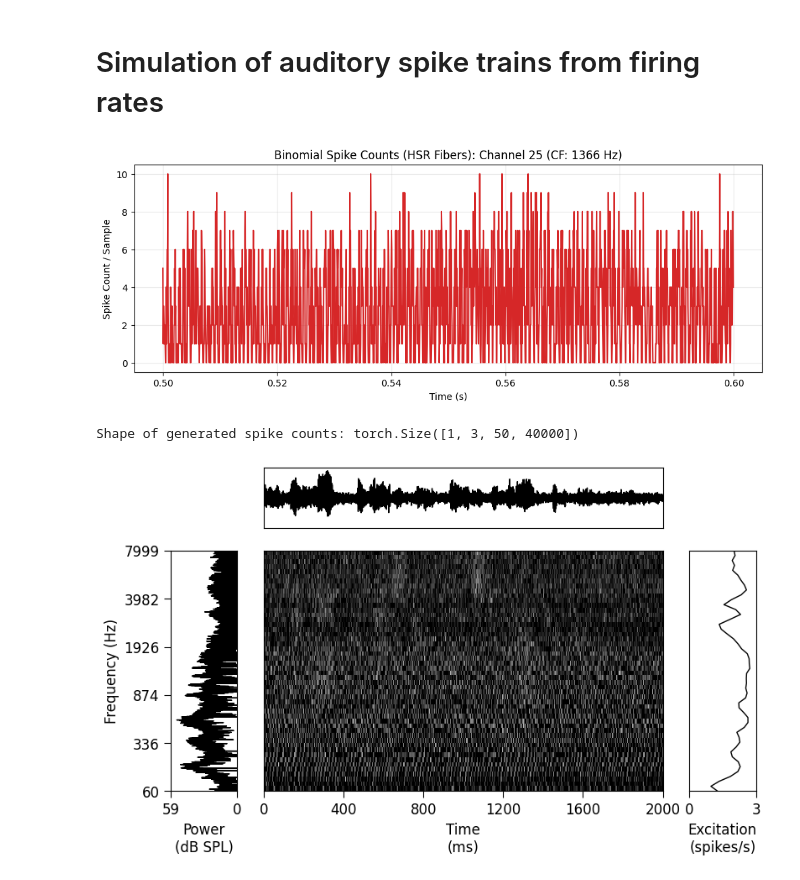
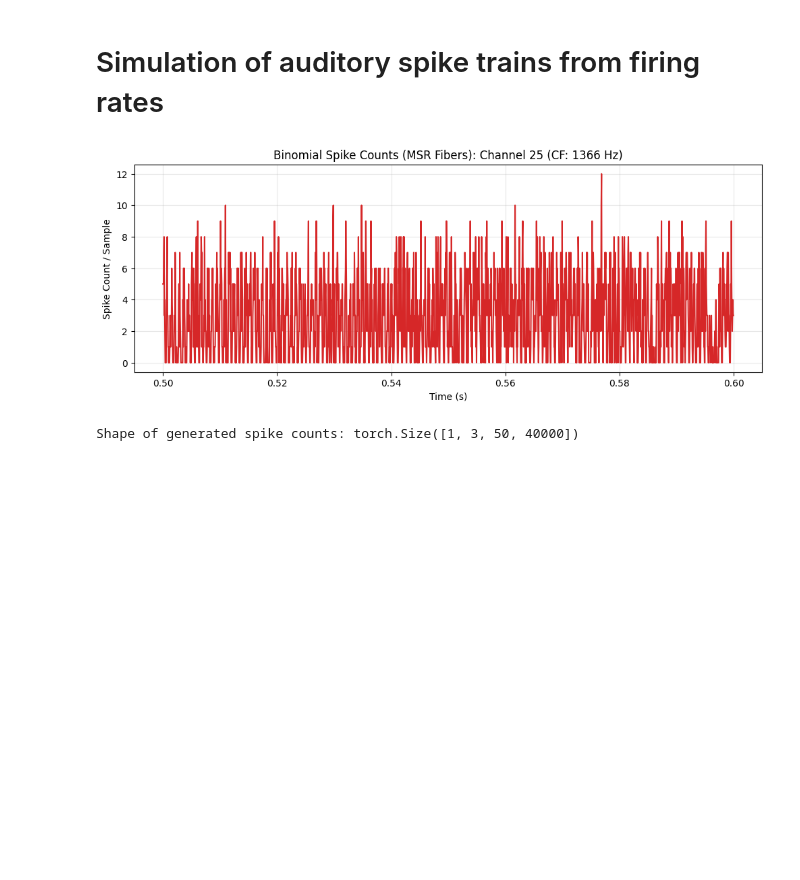
Before and after one commit to Annesya/vcca-tutorial-periphery, a Jupyter notebook: model_of_auditory_periphery_simplified_w_comments.ipynb, the cells around one changed output. Drawn from its saved outputs; the diff is of its cells as text; code cells hidden in the pictures; blank space fills up the shorter version.

```diff
--- a/model_of_auditory_periphery_simplified_w_comments.ipynb
+++ b/model_of_auditory_periphery_simplified_w_comments.ipynb
@@ -734,11 +740,6 @@ plt.show()
 # Create a spike generator. The fiber counts match the HSR, MSR, and LSR
 # population sizes defined above. mode='approx' is a good teaching choice because
 # it is fast and captures stochastic variability at the population level.
-spike_generator = modules.BinomialSpikeGenerator(
-    sr=sample_rate,
-    mode="approx",
-    n_per_channel=[n_fiber_hsr, n_fiber_msr, n_fiber_lsr],
-)
 
 # Initialize the generator on the chosen device. This repeats the construction
 # above, but now explicitly moves the module and its buffers to CPU or GPU.
@@ -752,84 +753,33 @@ spike_generator = modules.BinomialSpikeGenerator(
 #   [batch, fiber_type, frequency_channel, time]
 #
 # At this point firing_rates is [batch, frequency_channel, time]. The line below
 # duplicates the same firing-rate tensor across three fiber-type channels. This
 # keeps the demonstration simple, but note the biological simplification: a full
 # implementation would usually compute different rates for HSR, MSR, and LSR
 # using their own rate-level functions.
 firing_rates_4d = firing_rates.unsqueeze(1).repeat(1, 3, 1, 1)
 
 with torch.no_grad():
     # spike_counts shape: [batch, fiber_type, CF_channel, time]
     # Each value is the number of simulated fibers in that population that fired
     # in that sample.
     spike_counts = spike_generator(firing_rates_4d)
 
 # Move to CPU for plotting.
 spike_counts_np = spike_counts.detach().cpu().numpy()
 
 # Plot spike counts for one fiber population and one cochlear channel. The trace
 # is noisy because spike generation is random. This variability is not a bug: it
 # reflects the probabilistic nature of neural spiking.
 plt.figure(figsize=(12, 4))
 plt.plot(time_axis[10000:12000], spike_counts_np[0, 0, channel_idx, 10000:12000], color='tab:red')
-plt.title(f'Binomial Spike Counts (HSR Fibers): Channel {channel_idx} (CF: {cfs[channel_idx]:.0f} Hz)')
+plt.title(f'Binomial Spike Counts (MSR Fibers): Channel {channel_idx} (CF: {cfs[channel_idx]:.0f} Hz)')
 plt.ylabel('Spike Count / Sample')
 plt.xlabel('Time (s)')
 plt.grid(True, alpha=0.3)
 plt.show()
 
 print(f"Shape of generated spike counts: {spike_counts.shape}")
-
-# =============================================================================
-# 8. Nervegram visualization
-# =============================================================================
-# A nervegram is like an auditory spectrogram, but instead of showing acoustic
-# energy, it shows modeled auditory nerve activity across cochlear frequency
-# channels over time. It is a compact way to visualize what information the model
-# sends forward toward the brainstem.
-
-# Select the HSR population, fiber_type index 0, and remove the batch dimension.
-# Shape goes from [1, 3, 50, 40000] to [50, 40000].
-# Rows correspond to cochlear frequency channels; columns correspond to time.
-nervegram_hsr = spike_counts_np[0, 0, :, :]
-
-# Make sure the original acoustic waveform is 1D so it can be plotted above or
-# alongside the nervegram. This helps connect the neural representation back to
-# the original sound pressure waveform.
-waveform_1d = waveform.numpy().squeeze()
-
-fig, ax_arr = utils.make_nervegram_plot(
-    waveform=waveform_1d,
-    nervegram=nervegram_hsr,
-    sr_waveform=sample_rate,
-    sr_nervegram=sample_rate,
-    cfs=cfs,
-)
-plt.show()
-
-# =============================================================================
-# Conceptual summary
-# =============================================================================
-# By the end of the script, the acoustic waveform has been transformed through a
-# simplified auditory-processing cascade:
-#
-# 1. The gammatone filterbank separates the sound into cochlear frequency bands.
-# 2. Half-wave rectification approximates the directional nonlinear transduction
-#    of inner hair cells.
-# 3. Low-pass filtering approximates limits of phase locking and produces a
-#    smoother hair-cell drive signal.
-# 4. Sigmoid rate-level functions convert drive into auditory-nerve firing rates
-#    with spontaneous activity, thresholds, dynamic ranges, and saturation.
-# 5. Binomial spike generation converts continuous rates into stochastic spike
-#    counts for populations of nerve fibers.
-# 6. The nervegram displays the resulting modeled neural activity over time and
-#    cochlear frequency.
-#
-# The main teaching point is that early hearing is not just a Fourier transform.
-# It is a cascade of frequency-selective filtering, nonlinear transduction,
-# temporal smoothing, level-dependent saturation, population diversity, and
-# stochastic neural encoding.
 # %% [output]
-[figure, old version]
+[figure, new version]
 Shape of generated spike counts: torch.Size([1, 3, 50, 40000])
-[figure, removed]
```
Also changed, not shown: parts of 13 cells of this notebook.
